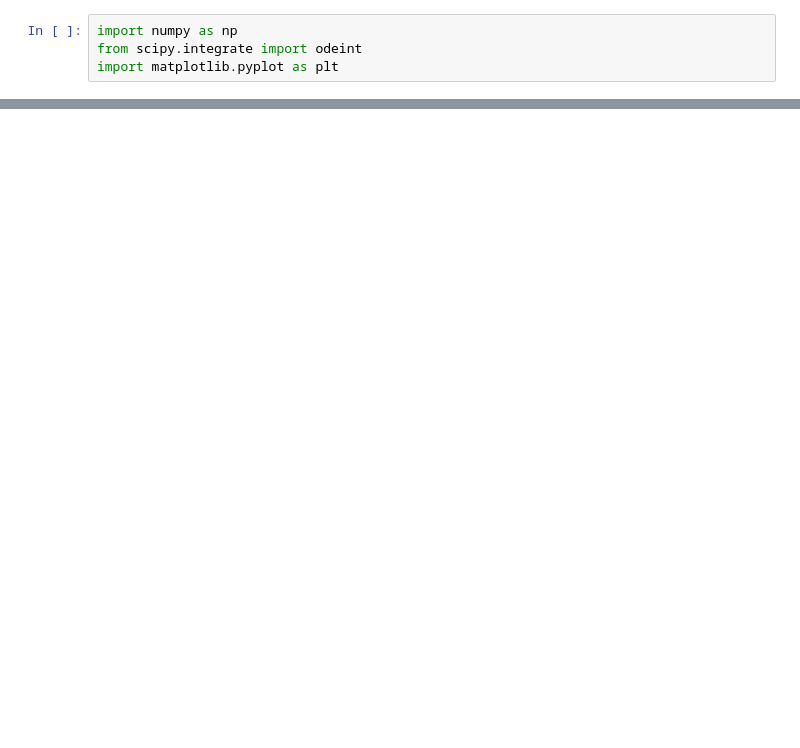
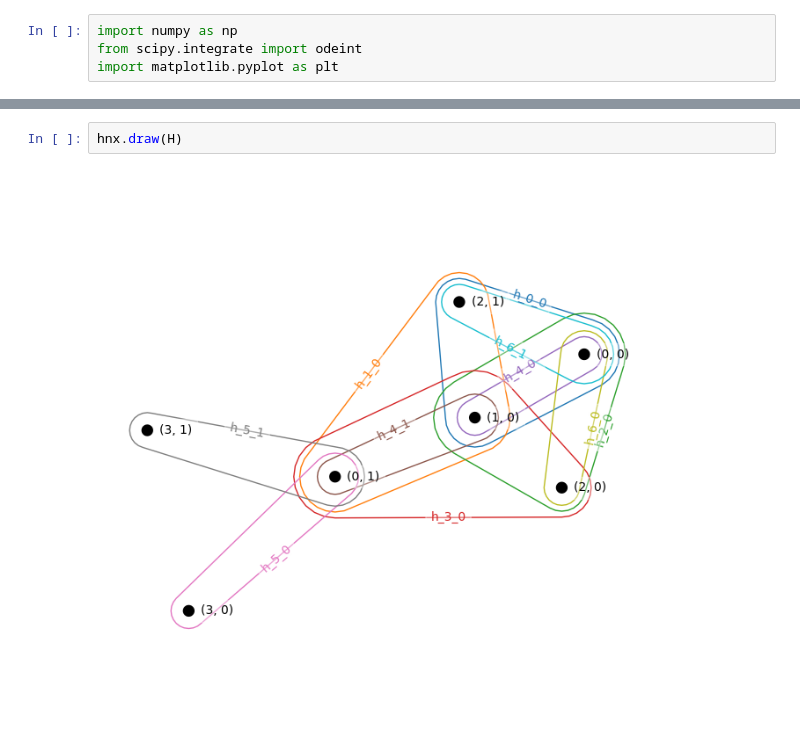
Before and after one commit to boldip/qf, a Jupyter notebook: src/work-hypergraphs.ipynb, the cells around one changed output, grey strips where cells are left out. Drawn from its saved outputs; the diff is of its cells as text; blank space fills up the shorter version.

```diff
--- a/src/work-hypergraphs.ipynb
+++ b/src/work-hypergraphs.ipynb
@@ -127,0 +144,4 @@ idH2B
+# %%
+hnx.draw(H)
+# %% [output]
+[figure, added]
```
Also changed, not shown: parts of 6 cells of this notebook.
